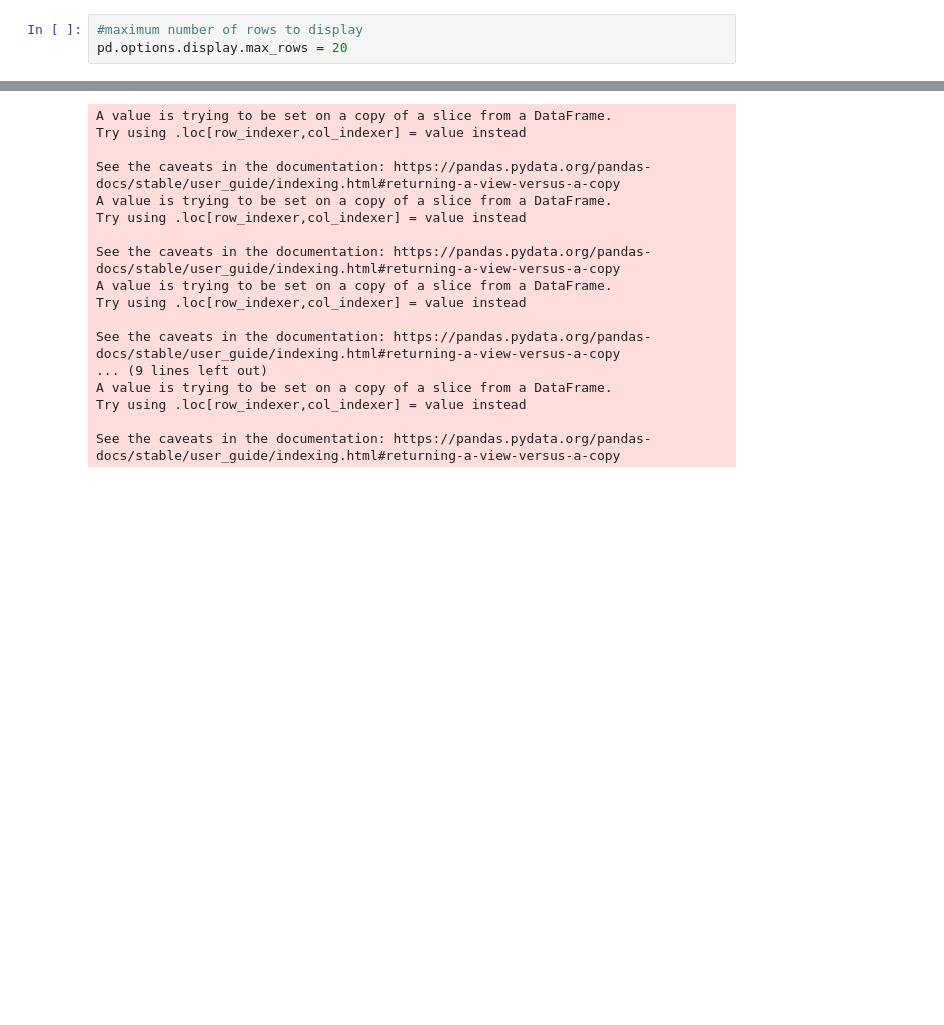
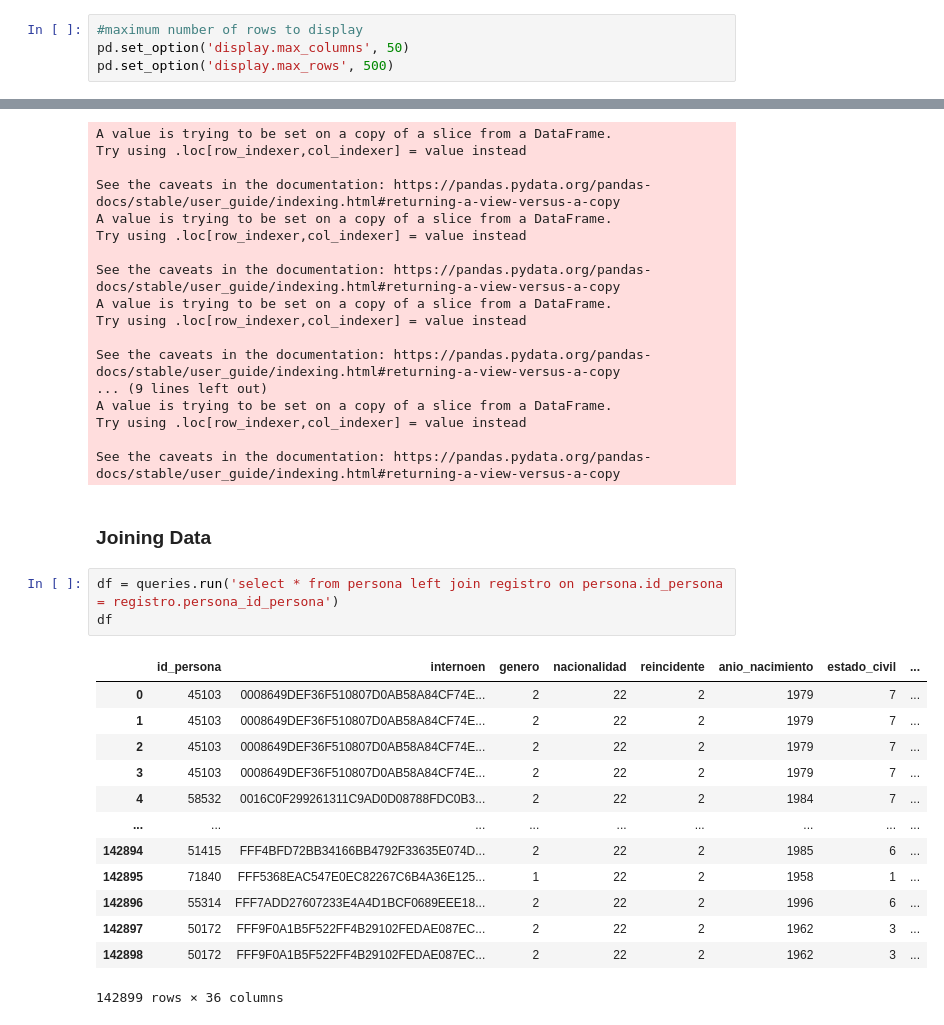
Before and after one commit to dehoyosb/MinJusticia_team77_DS4A_Project, a Jupyter notebook: ETL_refactoring_test_V1.ipynb, the cells around one changed output, grey strips where cells are left out. Cells and saved outputs as stored; diff of their text form; blank space fills up the shorter version.

```diff
--- a/ETL_refactoring_test_V1.ipynb
+++ b/ETL_refactoring_test_V1.ipynb
@@ -9,7 +9,8 @@ import seaborn as sns
 from sqlalchemy import create_engine, text
 # %%
 #maximum number of rows to display
-pd.options.display.max_rows = 20
+pd.set_option('display.max_columns', 50)
+pd.set_option('display.max_rows', 500)
 # %% [markdown]
 ### Classes
 # %%
@@ -181,3 +182,22 @@ A value is trying to be set on a copy of a slice from a DataFrame.
 Try using .loc[row_indexer,col_indexer] = value instead
 
 See the caveats in the documentation: https://pandas.pydata.org/pandas-docs/stable/user_guide/indexing.html#returning-a-view-versus-a-copy
+# %% [markdown]
+### Joining Data
+# %%
+df = queries.run('select * from persona left join registro on persona.id_persona = registro.persona_id_persona')
+df
+# %% [output]
+|  | id_persona | internoen | genero | nacionalidad | reincidente | anio_nacimiento | estado_civil | ... |
+| 0 | 45103 | 0008649DEF36F510807D0AB58A84CF74E... | 2 | 22 | 2 | 1979 | 7 | ... |
+| 1 | 45103 | 0008649DEF36F510807D0AB58A84CF74E... | 2 | 22 | 2 | 1979 | 7 | ... |
+| 2 | 45103 | 0008649DEF36F510807D0AB58A84CF74E... | 2 | 22 | 2 | 1979 | 7 | ... |
+| 3 | 45103 | 0008649DEF36F510807D0AB58A84CF74E... | 2 | 22 | 2 | 1979 | 7 | ... |
+| 4 | 58532 | 0016C0F299261311C9AD0D08788FDC0B3... | 2 | 22 | 2 | 1984 | 7 | ... |
+| ... | ... | ... | ... | ... | ... | ... | ... | ... |
+| 142894 | 51415 | FFF4BFD72BB34166BB4792F33635E074D... | 2 | 22 | 2 | 1985 | 6 | ... |
+| 142895 | 71840 | FFF5368EAC547E0EC82267C6B4A36E125... | 1 | 22 | 2 | 1958 | 1 | ... |
+| 142896 | 55314 | FFF7ADD27607233E4A4D1BCF0689EEE18... | 2 | 22 | 2 | 1996 | 6 | ... |
+| 142897 | 50172 | FFF9F0A1B5F522FF4B29102FEDAE087EC... | 2 | 22 | 2 | 1962 | 3 | ... |
+| 142898 | 50172 | FFF9F0A1B5F522FF4B29102FEDAE087EC... | 2 | 22 | 2 | 1962 | 3 | ... |
+142899 rows × 36 columns
```
Also changed, not shown: parts of 18 cells of this notebook.
